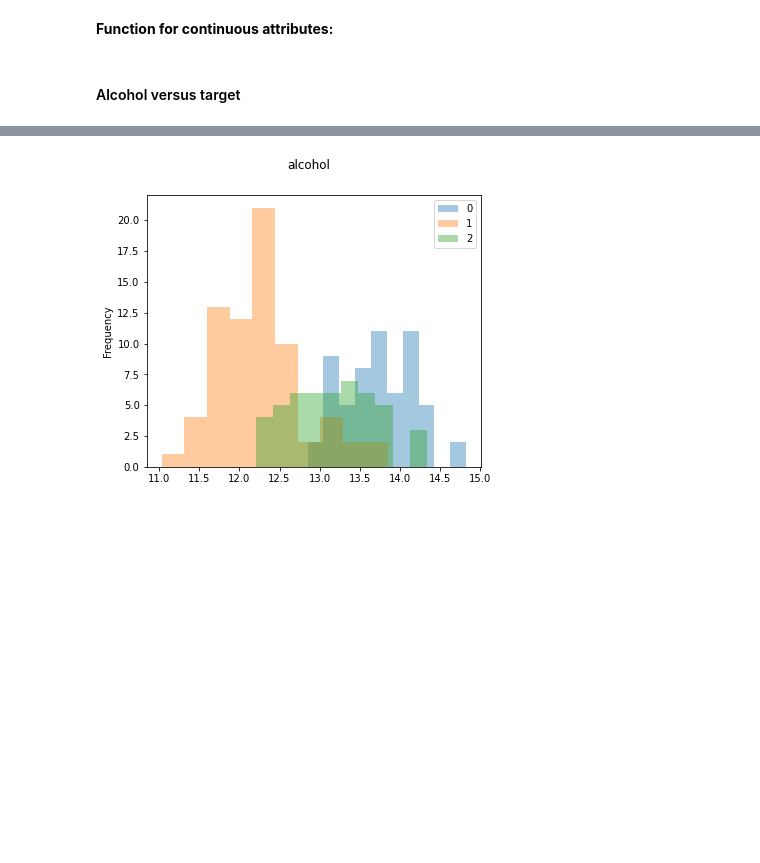
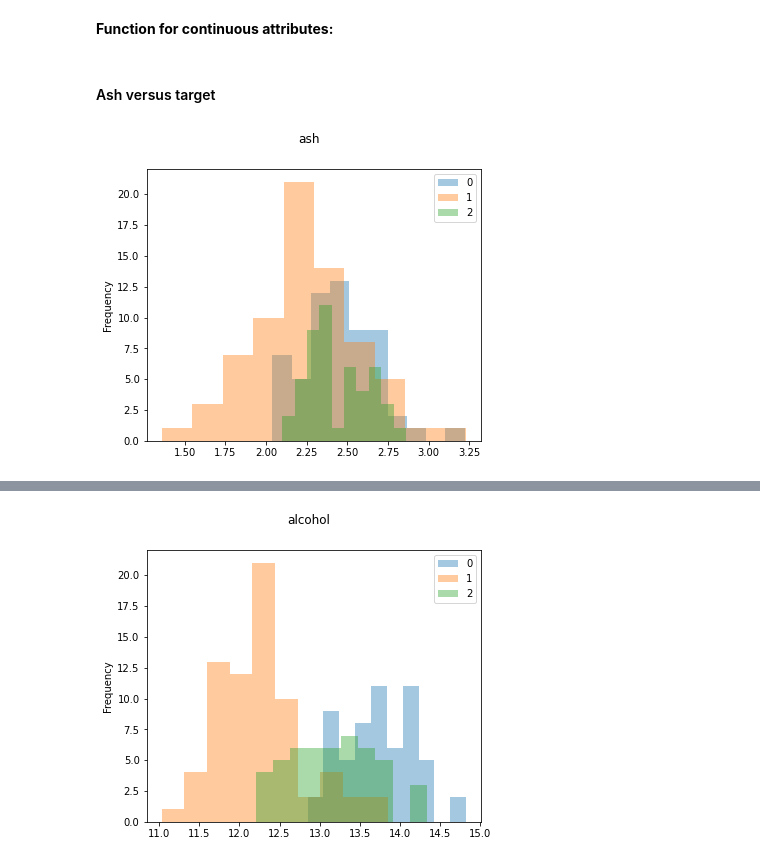
Before and after one commit to Joycelam082/CIS-3200-Final-Project, a Jupyter notebook: Data_mining_project-template.ipynb, the cells around one changed output, grey strips where cells are left out. Saved outputs shown, nothing was run; the diff lists cells and outputs as text; code cells hidden in the pictures; blank space fills up the shorter version.

```diff
--- a/Data_mining_project-template.ipynb
+++ b/Data_mining_project-template.ipynb
@@ -134,4 +135,8 @@ def plot_class_attribute_dist(df, class_var, attribute):
     plt.suptitle(attribute)
     plt.legend()
 # %% [markdown]
-#### Alcohol versus target
+#### Ash versus target
+# %%
+plot_class_attribute_dist(df, 'target', 'ash')
+# %% [output]
+[figure, added]
```
Also changed, not shown: parts of 14 cells of this notebook.
